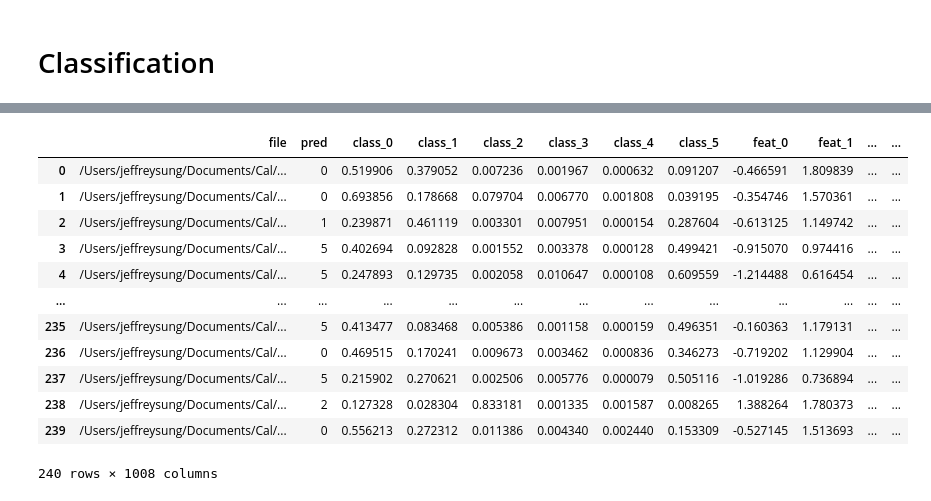
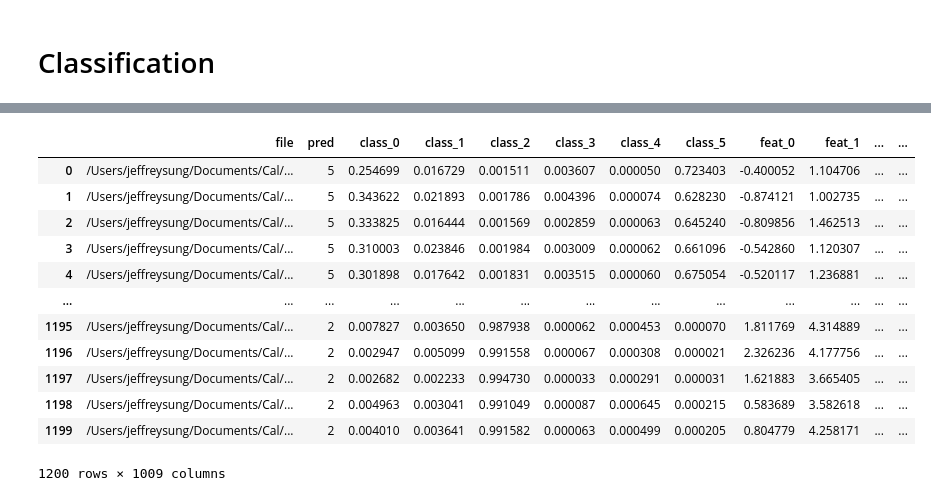
Before and after one commit to jeffreyjsung/substorm-prediction, a Jupyter notebook: rank_asf_2008-02-10-05.ipynb, the cells around one changed output, grey strips where cells are left out. Cells and saved outputs as stored; diff of their text form; code cells hidden in the pictures.

```diff
--- a/rank_asf_2008-02-10-05.ipynb
+++ b/rank_asf_2008-02-10-05.ipynb
@@ -45,5 +47,3 @@ cdf_dat['thg_asf_rank_epoch'][2].strftime("%B %d, %Y %H:%M:%S")
 # %%
 images = np.array(cdf_dat['thg_asf_rank'])
-plt.imshow(images[1100], cmap='gray')
-plt.xticks(())
-plt.yticks(());
+times = np.array(cdf_dat['thg_asf_rank_epoch'])
@@ -194,20 +152,24 @@ results = clf.classify_images(image_files)
  |==================================================| 100.000%
 # %%
+results['time'] = results['file'].apply(lambda x: int(re.findall(r'([\d]+)\.png$', x)[0])).sort_values()
+results = results.sort_values('time')
+results['time'] = times
+results = results.reset_index(drop=True)
 results
 # %% [output]
 |  | file | pred | class_0 | class_1 | class_2 | class_3 | class_4 | class_5 | feat_0 | feat_1 | ... | ... |
-| 0 | /Users/jeffreysung/Documents/Cal/... | 0 | 0.519906 | 0.379052 | 0.007236 | 0.001967 | 0.000632 | 0.091207 | -0.466591 | 1.809839 | ... | ... |
-| 1 | /Users/jeffreysung/Documents/Cal/... | 0 | 0.693856 | 0.178668 | 0.079704 | 0.006770 | 0.001808 | 0.039195 | -0.354746 | 1.570361 | ... | ... |
-| 2 | /Users/jeffreysung/Documents/Cal/... | 1 | 0.239871 | 0.461119 | 0.003301 | 0.007951 | 0.000154 | 0.287604 | -0.613125 | 1.149742 | ... | ... |
-| 3 | /Users/jeffreysung/Documents/Cal/... | 5 | 0.402694 | 0.092828 | 0.001552 | 0.003378 | 0.000128 | 0.499421 | -0.915070 | 0.974416 | ... | ... |
-| 4 | /Users/jeffreysung/Documents/Cal/... | 5 | 0.247893 | 0.129735 | 0.002058 | 0.010647 | 0.000108 | 0.609559 | -1.214488 | 0.616454 | ... | ... |
+| 0 | /Users/jeffreysung/Documents/Cal/... | 5 | 0.254699 | 0.016729 | 0.001511 | 0.003607 | 0.000050 | 0.723403 | -0.400052 | 1.104706 | ... | ... |
+| 1 | /Users/jeffreysung/Documents/Cal/... | 5 | 0.343622 | 0.021893 | 0.001786 | 0.004396 | 0.000074 | 0.628230 | -0.874121 | 1.002735 | ... | ... |
+| 2 | /Users/jeffreysung/Documents/Cal/... | 5 | 0.333825 | 0.016444 | 0.001569 | 0.002859 | 0.000063 | 0.645240 | -0.809856 | 1.462513 | ... | ... |
+| 3 | /Users/jeffreysung/Documents/Cal/... | 5 | 0.310003 | 0.023846 | 0.001984 | 0.003009 | 0.000062 | 0.661096 | -0.542860 | 1.120307 | ... | ... |
+| 4 | /Users/jeffreysung/Documents/Cal/... | 5 | 0.301898 | 0.017642 | 0.001831 | 0.003515 | 0.000060 | 0.675054 | -0.520117 | 1.236881 | ... | ... |
 | ... | ... | ... | ... | ... | ... | ... | ... | ... | ... | ... | ... | ... |
-| 235 | /Users/jeffreysung/Documents/Cal/... | 5 | 0.413477 | 0.083468 | 0.005386 | 0.001158 | 0.000159 | 0.496351 | -0.160363 | 1.179131 | ... | ... |
-| 236 | /Users/jeffreysung/Documents/Cal/... | 0 | 0.469515 | 0.170241 | 0.009673 | 0.003462 | 0.000836 | 0.346273 | -0.719202 | 1.129904 | ... | ... |
-| 237 | /Users/jeffreysung/Documents/Cal/... | 5 | 0.215902 | 0.270621 | 0.002506 | 0.005776 | 0.000079 | 0.505116 | -1.019286 | 0.736894 | ... | ... |
-| 238 | /Users/jeffreysung/Documents/Cal/... | 2 | 0.127328 | 0.028304 | 0.833181 | 0.001335 | 0.001587 | 0.008265 | 1.388264 | 1.780373 | ... | ... |
-| 239 | /Users/jeffreysung/Documents/Cal/... | 0 | 0.556213 | 0.272312 | 0.011386 | 0.004340 | 0.002440 | 0.153309 | -0.527145 | 1.513693 | ... | ... |
+| 1195 | /Users/jeffreysung/Documents/Cal/... | 2 | 0.007827 | 0.003650 | 0.987938 | 0.000062 | 0.000453 | 0.000070 | 1.811769 | 4.314889 | ... | ... |
+| 1196 | /Users/jeffreysung/Documents/Cal/... | 2 | 0.002947 | 0.005099 | 0.991558 | 0.000067 | 0.000308 | 0.000021 | 2.326236 | 4.177756 | ... | ... |
+| 1197 | /Users/jeffreysung/Documents/Cal/... | 2 | 0.002682 | 0.002233 | 0.994730 | 0.000033 | 0.000291 | 0.000031 | 1.621883 | 3.665405 | ... | ... |
+| 1198 | /Users/jeffreysung/Documents/Cal/... | 2 | 0.004963 | 0.003041 | 0.991049 | 0.000087 | 0.000645 | 0.000215 | 0.583689 | 3.582618 | ... | ... |
+| 1199 | /Users/jeffreysung/Documents/Cal/... | 2 | 0.004010 | 0.003641 | 0.991582 | 0.000063 | 0.000499 | 0.000205 | 0.804779 | 4.258171 | ... | ... |
-240 rows × 1008 columns
+1200 rows × 1009 columns
 # %%
 # input integer between 0 and len(image_list) - 1
 def display_single_result(image_list, results, index):
```
Also changed, not shown: parts of 21 cells of this notebook, 5 other files.
